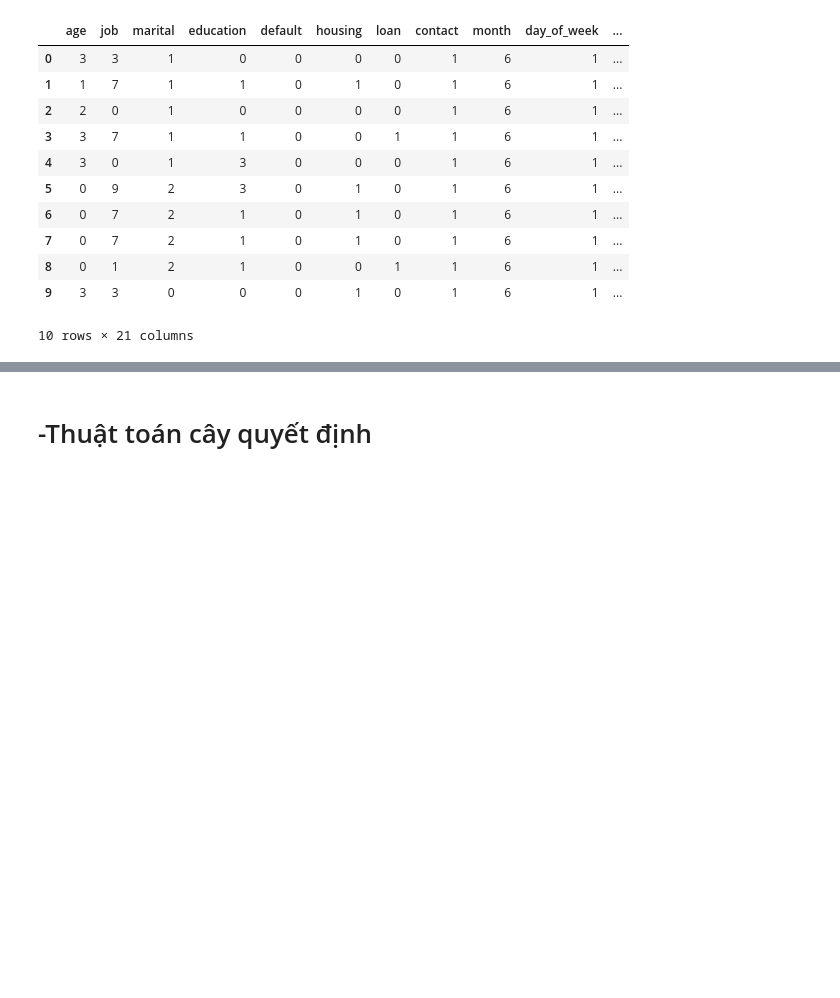
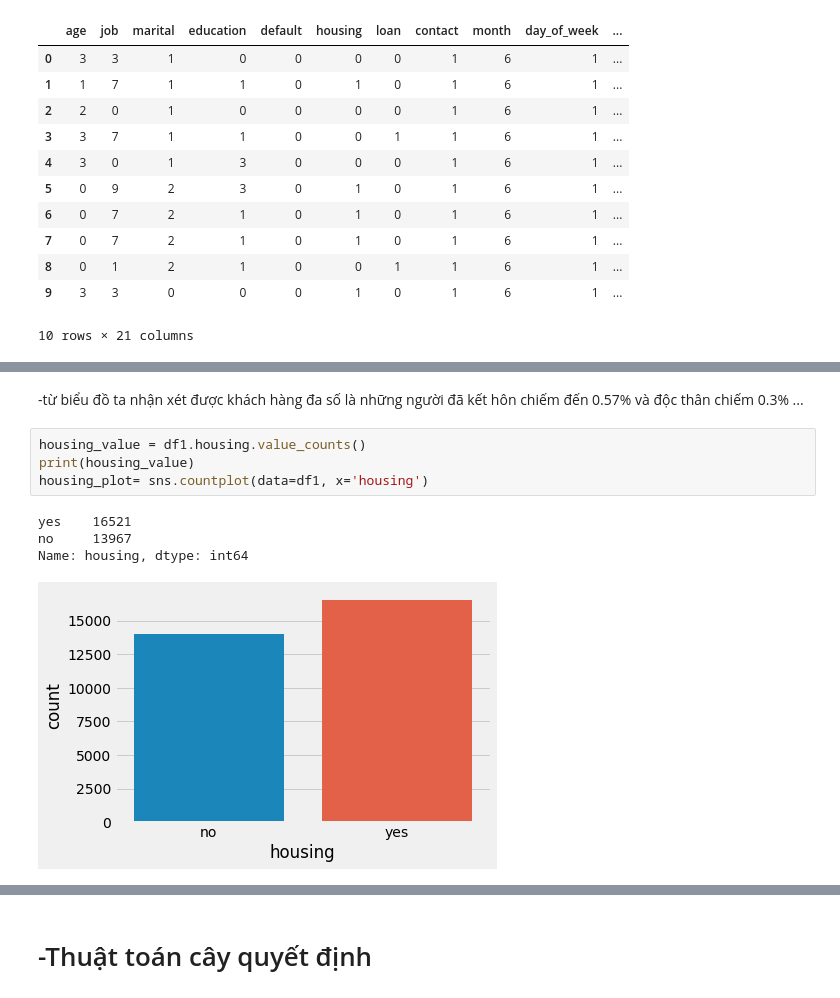
Before and after one commit to TuTuanLe/bank-additional-mining, a Jupyter notebook: mining.ipynb, the cells around one changed output, grey strips where cells are left out. Cells and saved outputs as stored; diff of their text form; blank space fills up the shorter version.

```diff
--- a/mining.ipynb
+++ b/mining.ipynb
@@ -223,0 +260,11 @@ data.head(10)
+# %% [markdown]
+-từ biểu đồ ta nhận xét được khách hàng đa số là những người đã kết hôn chiếm đến 0.57% và độc thân chiếm 0.3% ...
+# %%
+housing_value = df1.housing.value_counts()
+print(housing_value)
+housing_plot= sns.countplot(data=df1, x='housing')
+# %% [output]
+yes    16521
+no     13967
+Name: housing, dtype: int64
+[figure, added]
```
Also changed, not shown: parts of 19 cells of this notebook.
